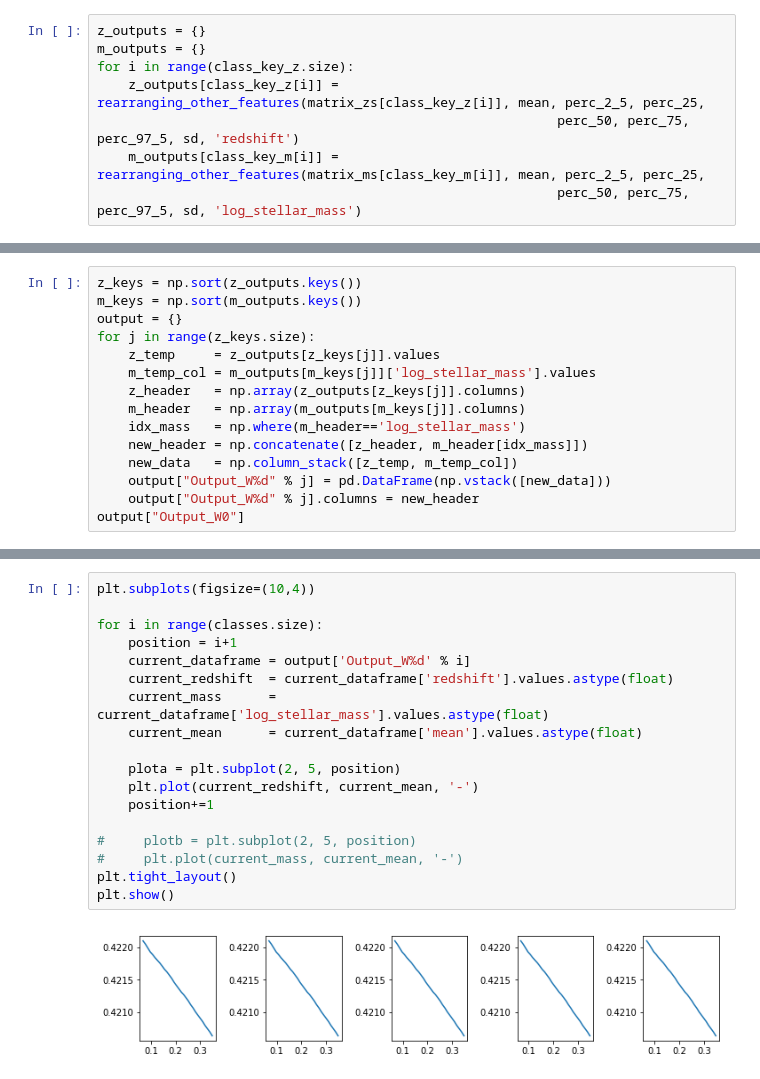
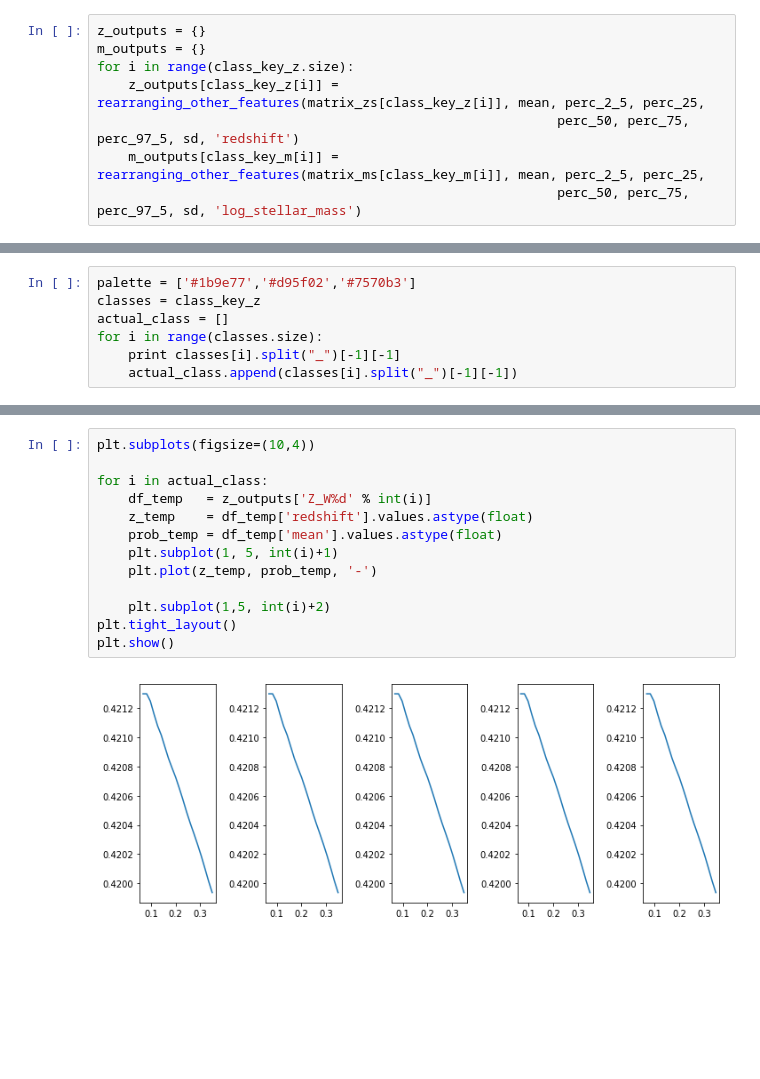
Before and after one commit to mdastro/UVupturn-RSGs, a Jupyter notebook: Model/ModelFit3D_SharedPrior.ipynb, the cells around one changed output, grey strips where cells are left out. Drawn from its saved outputs; the diff is of its cells as text; blank space fills up the shorter version.

```diff
--- a/Model/ModelFit3D_SharedPrior.ipynb
+++ b/Model/ModelFit3D_SharedPrior.ipynb
@@ -246,0 +254,7 @@ for i in range(class_key_z.size):
+# %%
+palette = ['#1b9e77','#d95f02','#7570b3']
+classes = class_key_z
+actual_class = []
+for i in range(classes.size):
+    print classes[i].split("_")[-1][-1]
+    actual_class.append(classes[i].split("_")[-1][-1])
@@ -267,15 +286,0 @@ z_outputs['Z_W0']
-# %%
-z_keys = np.sort(z_outputs.keys())
-m_keys = np.sort(m_outputs.keys())
-output = {}
-for j in range(z_keys.size):
-    z_temp     = z_outputs[z_keys[j]].values
-    m_temp_col = m_outputs[m_keys[j]]['log_stellar_mass'].values
-    z_header   = np.array(z_outputs[z_keys[j]].columns)
-    m_header   = np.array(m_outputs[m_keys[j]].columns)
-    idx_mass   = np.where(m_header=='log_stellar_mass')
-    new_header = np.concatenate([z_header, m_header[idx_mass]])
-    new_data   = np.column_stack([z_temp, m_temp_col])
-    output["Output_W%d" % j] = pd.DataFrame(np.vstack([new_data]))
-    output["Output_W%d" % j].columns = new_header
-output["Output_W0"]
@@ -313,20 +287,15 @@ for i in range(classes.size):
 # %%
 plt.subplots(figsize=(10,4))
 
-for i in range(classes.size):
-    position = i+1
-    current_dataframe = output['Output_W%d' % i]
-    current_redshift  = current_dataframe['redshift'].values.astype(float)
-    current_mass      = current_dataframe['log_stellar_mass'].values.astype(float)
-    current_mean      = current_dataframe['mean'].values.astype(float)
+for i in actual_class:
+    df_temp   = z_outputs['Z_W%d' % int(i)]
+    z_temp    = df_temp['redshift'].values.astype(float)
+    prob_temp = df_temp['mean'].values.astype(float)
+    plt.subplot(1, 5, int(i)+1)
+    plt.plot(z_temp, prob_temp, '-')
 
-    plota = plt.subplot(2, 5, position)
-    plt.plot(current_redshift, current_mean, '-')
-    position+=1
-
-#     plotb = plt.subplot(2, 5, position)
-#     plt.plot(current_mass, current_mean, '-')
+    plt.subplot(1,5, int(i)+2)
 plt.tight_layout()
 plt.show()
 # %% [output]
-[figure, old version]
+[figure, new version]
```
Also changed, not shown: parts of 15 cells of this notebook, 2 other files.
